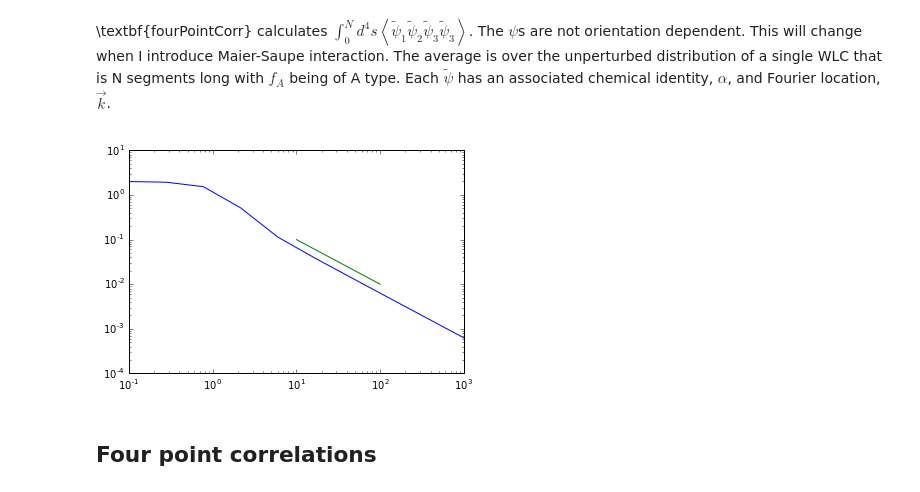
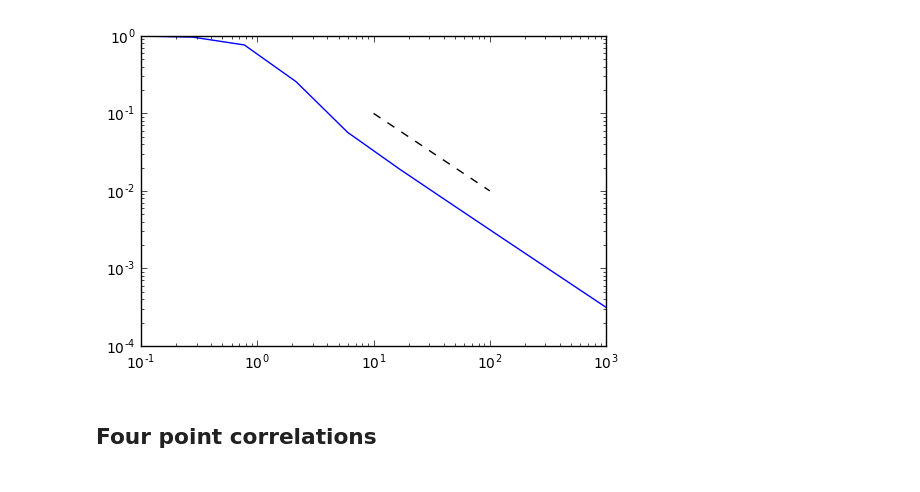
Before and after one commit to qmacAstanford/MultiPointCalculation, a Jupyter notebook: Scalc.ipynb, the cells around one changed output. Saved outputs shown, nothing was run; the diff lists cells and outputs as text; code cells hidden in the pictures.

```diff
--- a/Scalc.ipynb
+++ b/Scalc.ipynb
@@ -12,9 +11,10 @@ import numpy as np
 # %%
+# for plotting scaling law
 def plotlog(x, y, alpha, xrange=1, numx=2):
     xv = np.logspace(np.log10(x), np.log10(x) + xrange, numx)
     C = y / (x**alpha)
     yv = C * xv**(alpha)
-    plt.loglog(xv, yv)
+    plt.loglog(xv, yv,'k--')
 # %%
 class phi_tilde:
     def __init__(self,k,alpha=0,l=0,m=0):
@@ -22,14 +22,6 @@ class phi_tilde:
         self.alpha=alpha
         self.l=l
         self.m=m
-# %% [markdown]
-
-\textbf{fourPointCorr} calculates $\int_0^N d^4s\left\langle \tilde{\psi}_{1}\tilde{\psi}_{2}\tilde{\psi}_{3}\tilde{\psi}_{3}\right\rangle $.
-The $\psi$s are not orientation dependent. This will change when
-I introduce Maier-Saupe interaction.
-The average is over the unperturbed distribution of a single WLC that
-is N segments long with $f_{A}$ being of A type.
-Each $\tilde{\psi}$ has an associated chemical identity, $\alpha$, and Fourier location, $\vec{k}$.
 # %%
 def I2N(N, fa, p1, sequence):
     lam0=0
@@ -85,11 +77,11 @@ for ind, K in enumerate(KV):
     s2[:,:,ind] = s2wlc(pset, N, fa, K)/(N**2)
 # %%
 plt.loglog(KV, np.sum(np.vstack([s2[0,0,:], s2[0,1,:], \
-                                 s2[1,0,:], s2[1,1,:]]), axis=0))
+                                 s2[1,0,:], s2[1,1,:]]).real, axis=0))
 plotlog(1e1,1e-1,-1)
 plt.show()
 # %% [output]
-[figure, old version]
+[figure, new version]
 # %% [markdown]
 ## Four point correlations
 # %% [markdown]
```
Also changed, not shown: parts of 11 cells of this notebook.
